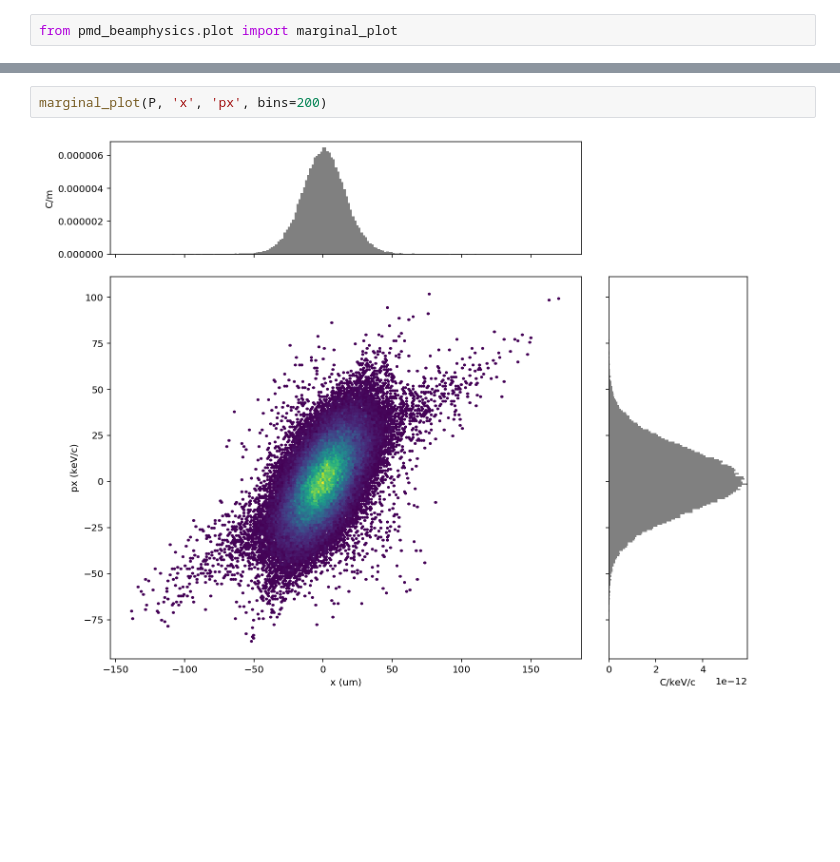
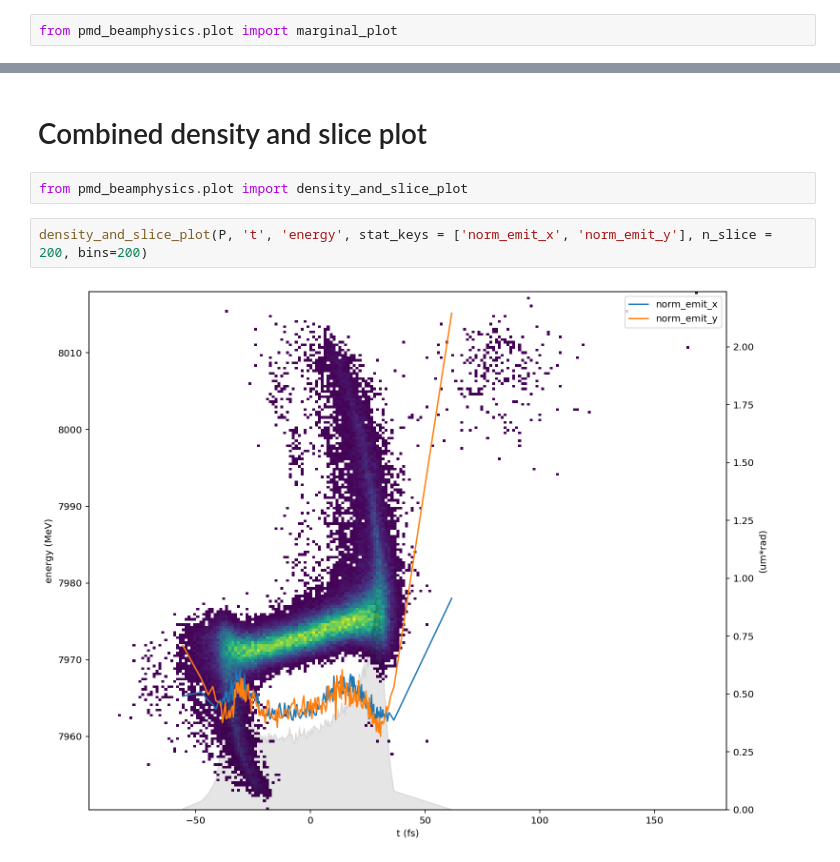
Before and after one commit to ChristopherMayes/openPMD-beamphysics, a Jupyter notebook: examples/plot_examples.ipynb, the cells around one changed output, grey strips where cells are left out. Cells and saved outputs as stored; diff of their text form; blank space fills up the shorter version.

Commit message:
combined density slice plot, .ptp function

```diff
--- a/examples/plot_examples.ipynb
+++ b/examples/plot_examples.ipynb
@@ -57,4 +57,8 @@ marginal_plot(P, 't', 'energy', bins=150)
-# %%
-marginal_plot(P, 'x', 'px', bins=200)
-# %% [output]
-[figure, removed]
+# %% [markdown]
+# Combined density and slice plot
+# %%
+from pmd_beamphysics.plot import density_and_slice_plot
+# %%
+density_and_slice_plot(P, 't', 'energy', stat_keys = ['norm_emit_x', 'norm_emit_y'], n_slice = 200, bins=200)
+# %% [output]
+[figure, added]
```
Also changed, not shown: parts of 1 cell of this notebook, 3 other files.
